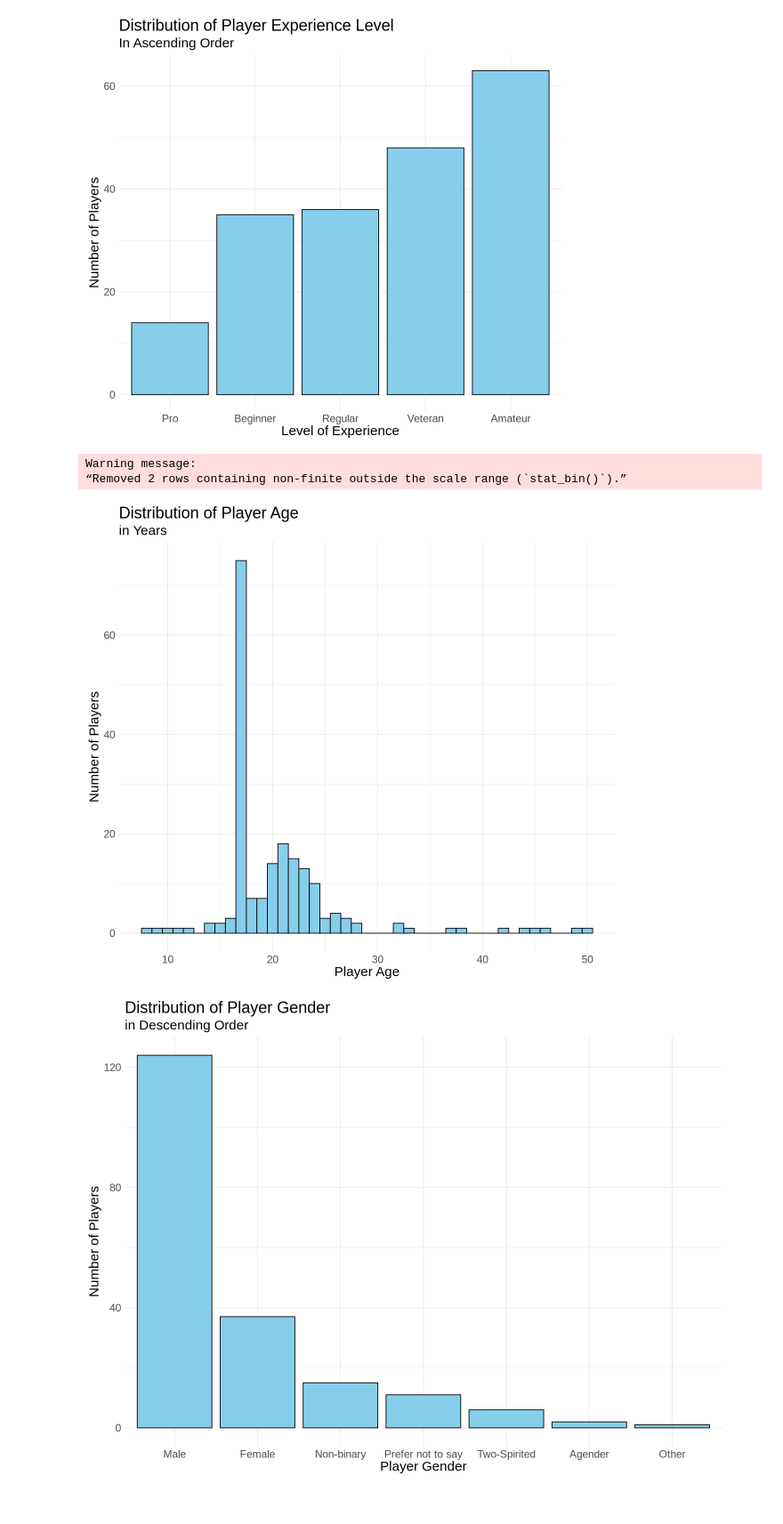
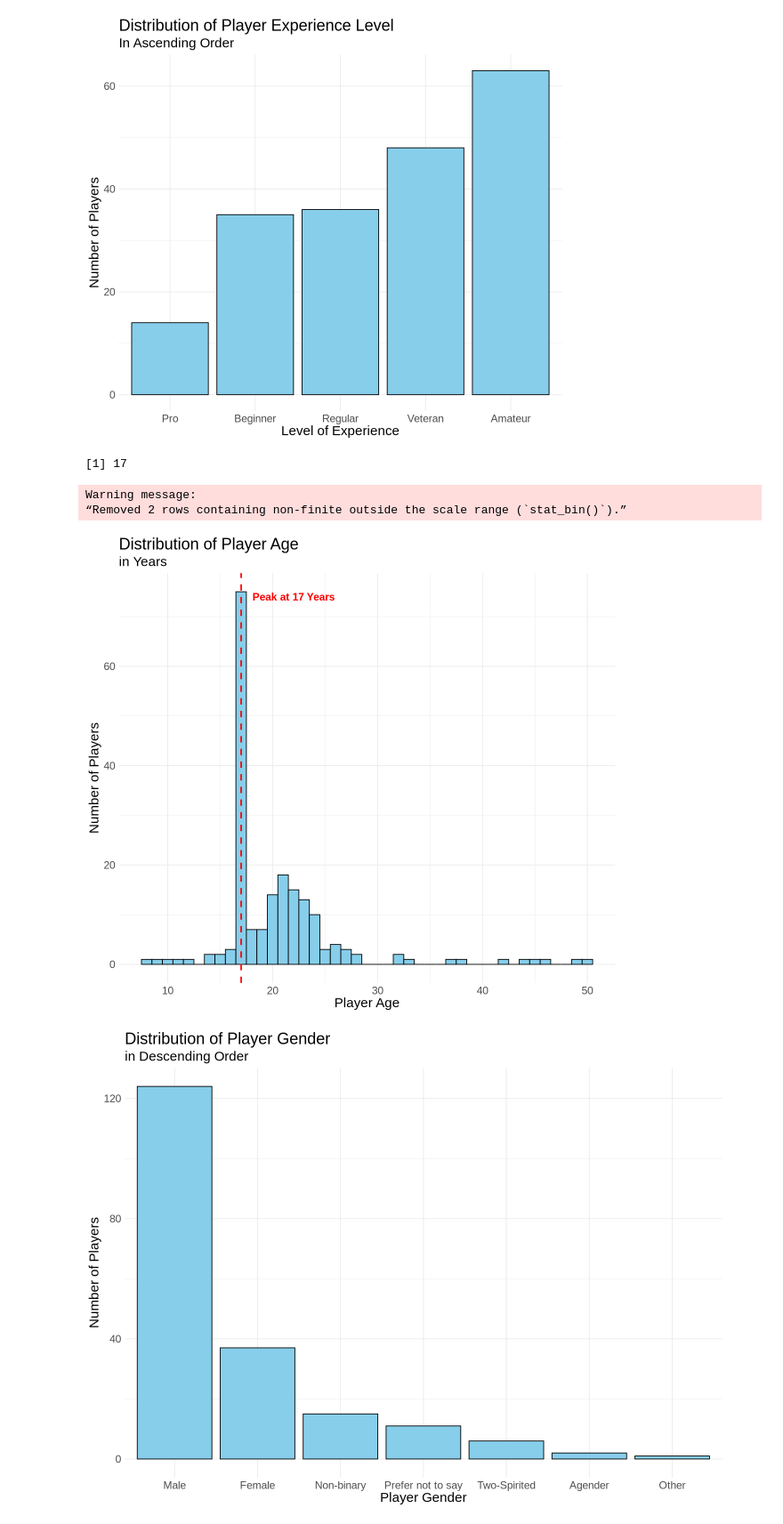
Before and after one commit to arevaura/dsci-100-2024w2-group-9, a Jupyter notebook: DSCI 100 007 - Group 9 Final Report.ipynb, the cells around one changed output. Shown at 89% size. Saved outputs shown, nothing was run; the diff lists cells and outputs as text; code cells hidden in the pictures.

Commit message:
Add line + annotation to age plot
Display dashed line at most common player age

```diff
--- a/DSCI 100 007 - Group 9 Final Report.ipynb
+++ b/DSCI 100 007 - Group 9 Final Report.ipynb
@@ -121,22 +121,43 @@ options(repr.plot.width = 9)
 experience_level_plot
 # %% [output]
 [figure]
+# %%
+peak_age <- players |>
+    select(age) |>
+    count(age) |>
+    slice_max(n) |>
+    pull(age)
+# %% [output]
+[1] 17
 # %%
 age_plot <- players |>
     ggplot(aes(x = age)) +
         geom_histogram(binwidth = 1, fill = "skyblue", color = "black") +
+        geom_vline(xintercept = peak_age, color = "red", linetype = "dashed", size = 1) +
+        annotate(
+            "text",
+            x = peak_age + 5,
+            y = players |>
+                select(age) |>
+                count(age) |>
+                slice_max(n) |>
+                pull(n) - 1,
+            label = paste("Peak at", round(peak_age, 1), "Years"),
+            color = "red",
+            size = 5,
+            fontface = "bold") +
         labs(x = "Player Age",
              y = "Number of Players",
              title = "Distribution of Player Age",
              subtitle = "in Years") +
         theme_minimal() +
         theme(text = element_text(size = 18))
 options(repr.plot.width = 10, repr.plot.height = 9)
 age_plot
 # %% [output]
 Warning message:
 “Removed 2 rows containing non-finite outside the scale range (`stat_bin()`).”
-[figure, old version]
+[figure, new version]
 # %%
 gender_plot <- players |>
     count(gender) |>
```
